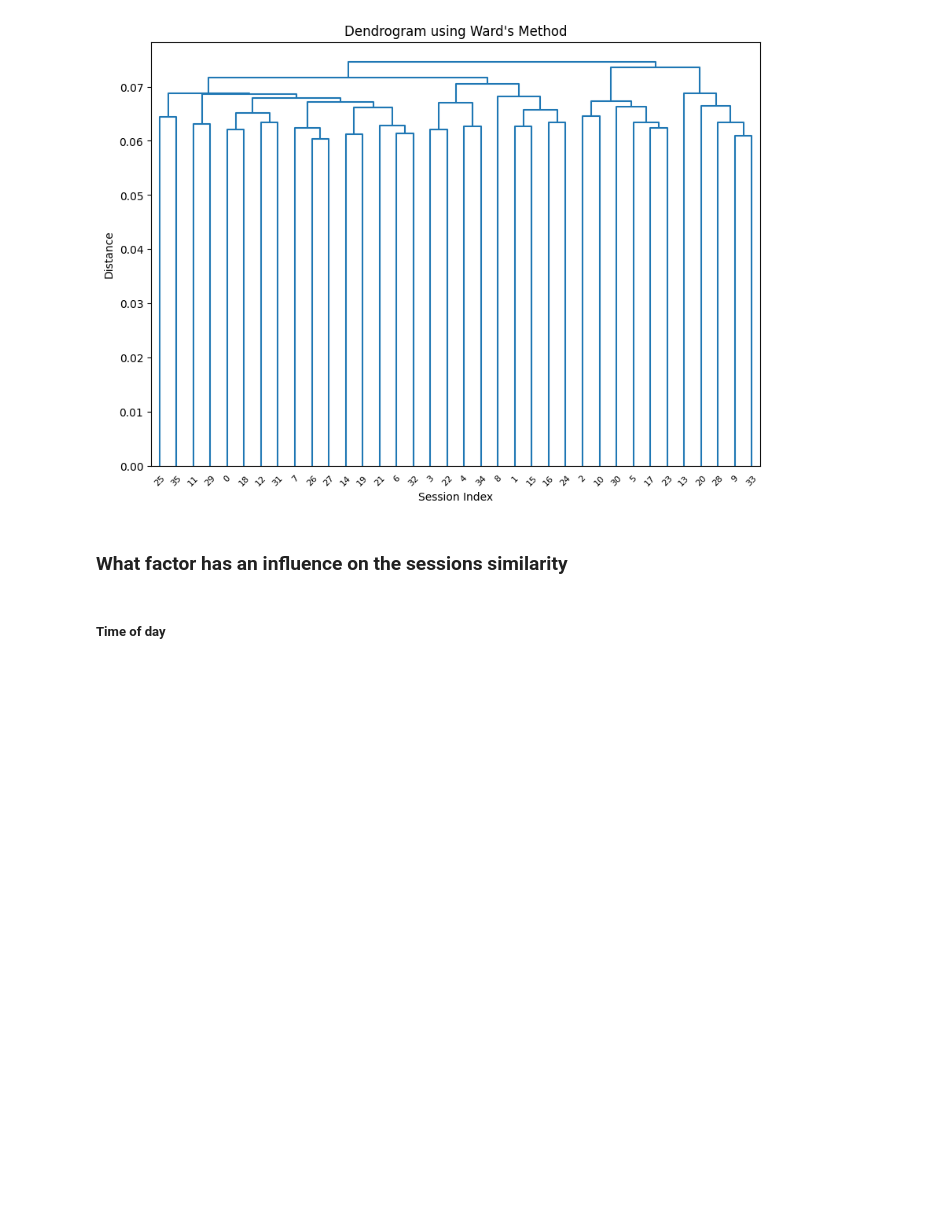
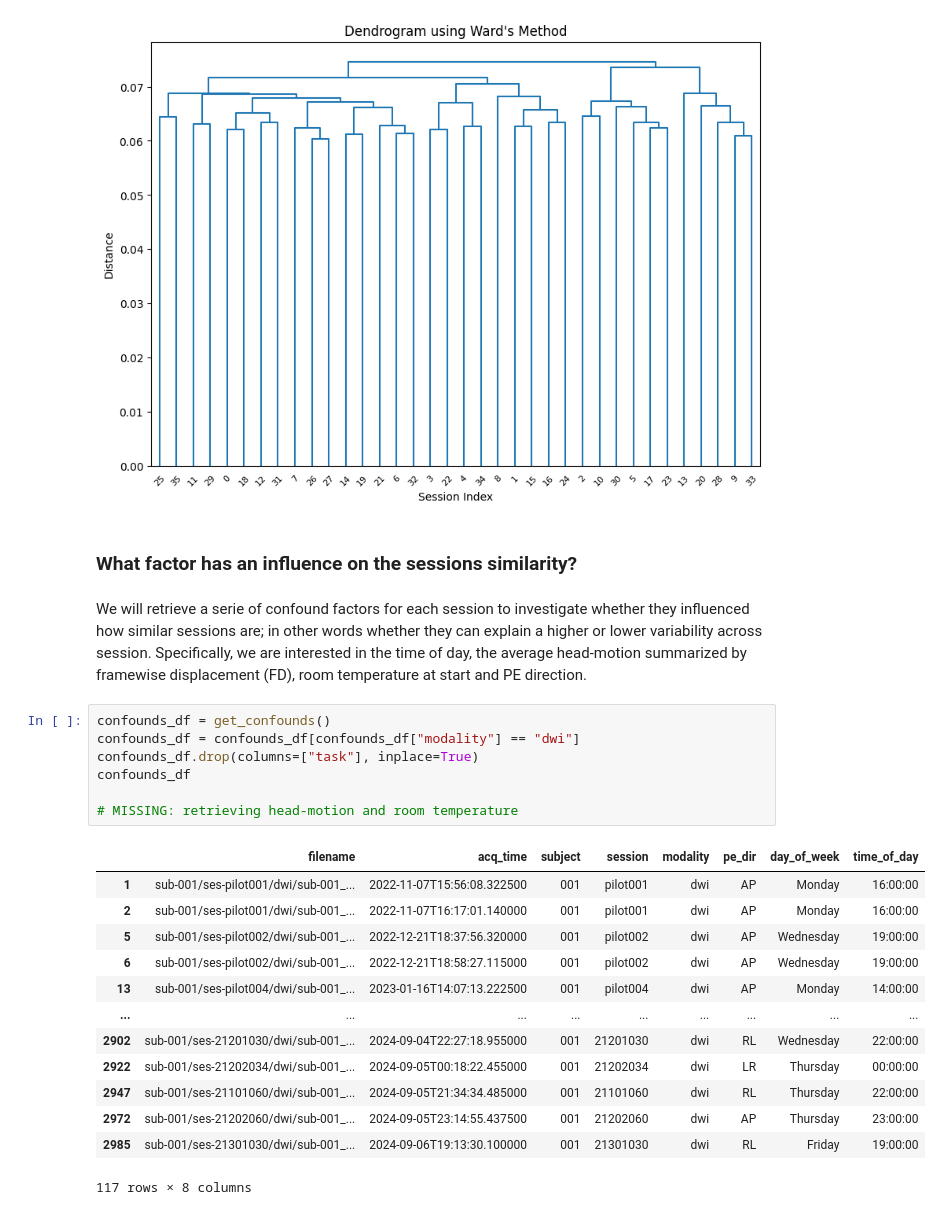
Before and after one commit to celprov/hcph-sops, a Jupyter notebook: docs/analysis/within-scanner-sc-variability.ipynb, the cells around one changed output. Drawn from its saved outputs; the diff is of its cells as text; blank space fills up the shorter version.

Commit message:
enh: retrieve time of day and PE direction to verify if they explain similarity/variability between SC matrices from different sessions

```diff
--- a/docs/analysis/within-scanner-sc-variability.ipynb
+++ b/docs/analysis/within-scanner-sc-variability.ipynb
@@ -107,6 +109,27 @@ plt.show()
 # %% [output]
 [figure]
 # %% [markdown]
-### What factor has an influence on the sessions similarity
+### What factor has an influence on the sessions similarity?
-# %% [markdown]
-##### Time of day
+# %% [markdown]
+We will retrieve a serie of confound factors for each session to investigate whether they influenced how similar sessions are; in other words whether they can explain a higher or lower variability across session. Specifically, we are interested in the time of day, the average head-motion summarized by framewise displacement (FD), room temperature at start and PE direction.
+# %%
+confounds_df = get_confounds()
+confounds_df = confounds_df[confounds_df["modality"] == "dwi"]
+confounds_df.drop(columns=["task"], inplace=True)
+confounds_df
+
+# MISSING: retrieving head-motion and room temperature
+# %% [output]
+|  | filename | acq_time | subject | session | modality | pe_dir | day_of_week | time_of_day |
+| 1 | sub-001/ses-pilot001/dwi/sub-001_... | 2022-11-07T15:56:08.322500 | 001 | pilot001 | dwi | AP | Monday | 16:00:00 |
+| 2 | sub-001/ses-pilot001/dwi/sub-001_... | 2022-11-07T16:17:01.140000 | 001 | pilot001 | dwi | AP | Monday | 16:00:00 |
+| 5 | sub-001/ses-pilot002/dwi/sub-001_... | 2022-12-21T18:37:56.320000 | 001 | pilot002 | dwi | AP | Wednesday | 19:00:00 |
+| 6 | sub-001/ses-pilot002/dwi/sub-001_... | 2022-12-21T18:58:27.115000 | 001 | pilot002 | dwi | AP | Wednesday | 19:00:00 |
+| 13 | sub-001/ses-pilot004/dwi/sub-001_... | 2023-01-16T14:07:13.222500 | 001 | pilot004 | dwi | AP | Monday | 14:00:00 |
+| ... | ... | ... | ... | ... | ... | ... | ... | ... |
+| 2902 | sub-001/ses-21201030/dwi/sub-001_... | 2024-09-04T22:27:18.955000 | 001 | 21201030 | dwi | RL | Wednesday | 22:00:00 |
+| 2922 | sub-001/ses-21202034/dwi/sub-001_... | 2024-09-05T00:18:22.455000 | 001 | 21202034 | dwi | LR | Thursday | 00:00:00 |
+| 2947 | sub-001/ses-21101060/dwi/sub-001_... | 2024-09-05T21:34:34.485000 | 001 | 21101060 | dwi | RL | Thursday | 22:00:00 |
+| 2972 | sub-001/ses-21202060/dwi/sub-001_... | 2024-09-05T23:14:55.437500 | 001 | 21202060 | dwi | AP | Thursday | 23:00:00 |
+| 2985 | sub-001/ses-21301030/dwi/sub-001_... | 2024-09-06T19:13:30.100000 | 001 | 21301030 | dwi | RL | Friday | 19:00:00 |
+117 rows × 8 columns
```
Also changed, not shown: parts of 1 cell of this notebook.
